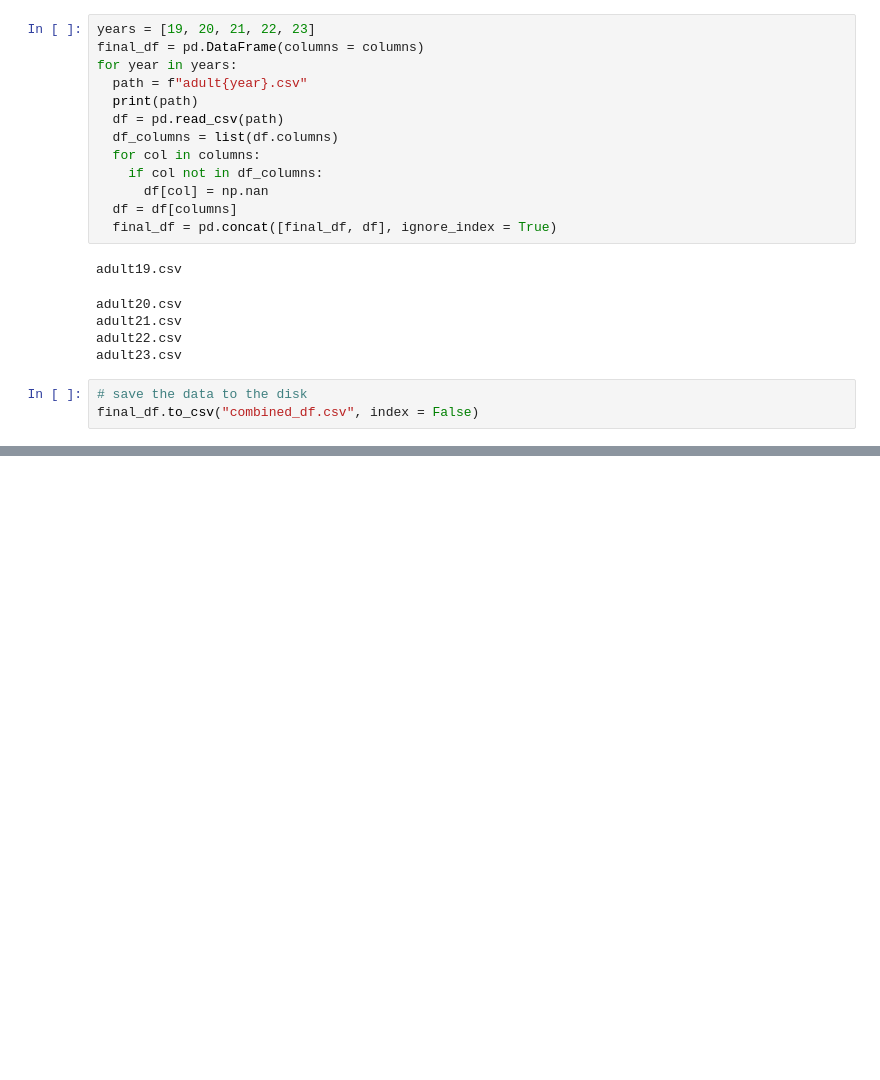
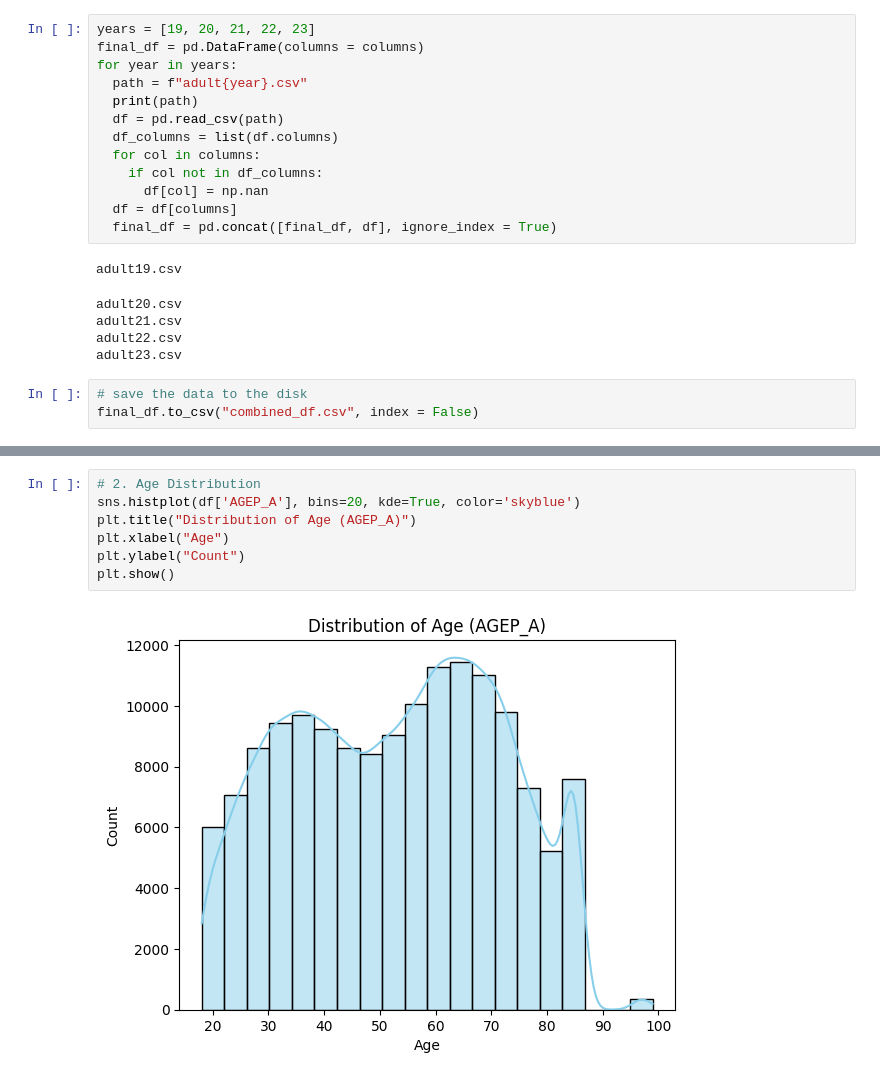
Before and after one commit to BYADAMREDDY/HDS-Capstone, a Jupyter notebook: src/EDA.ipynb, the cells around one changed output, grey strips where cells are left out. Drawn from its saved outputs; the diff is of its cells as text; blank space fills up the shorter version.

```diff
--- a/src/EDA.ipynb
+++ b/src/EDA.ipynb
@@ -359,0 +372,9 @@ final_df.to_csv("combined_df.csv", index = False)
+# %%
+# 2. Age Distribution
+sns.histplot(df['AGEP_A'], bins=20, kde=True, color='skyblue')
+plt.title("Distribution of Age (AGEP_A)")
+plt.xlabel("Age")
+plt.ylabel("Count")
+plt.show()
+# %% [output]
+[figure, added]
```
Also changed, not shown: parts of 2 cells of this notebook.
